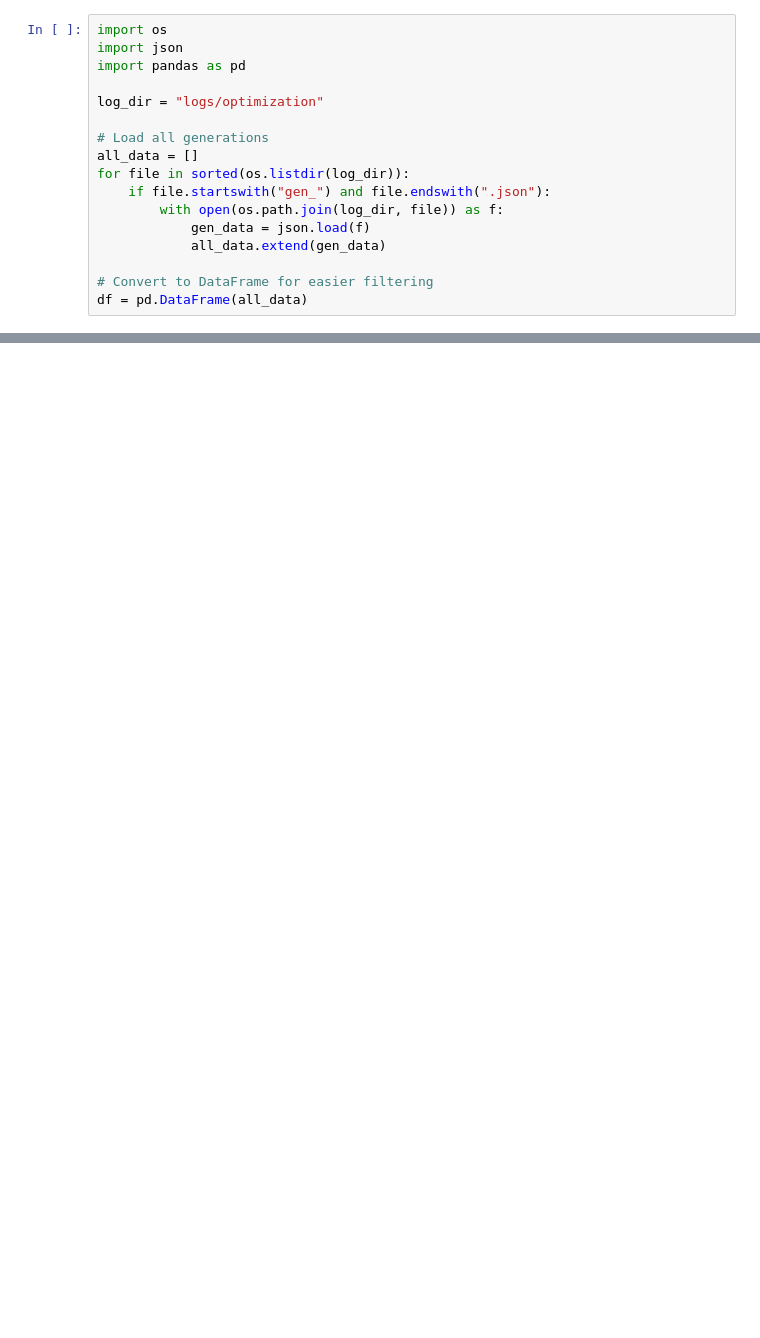
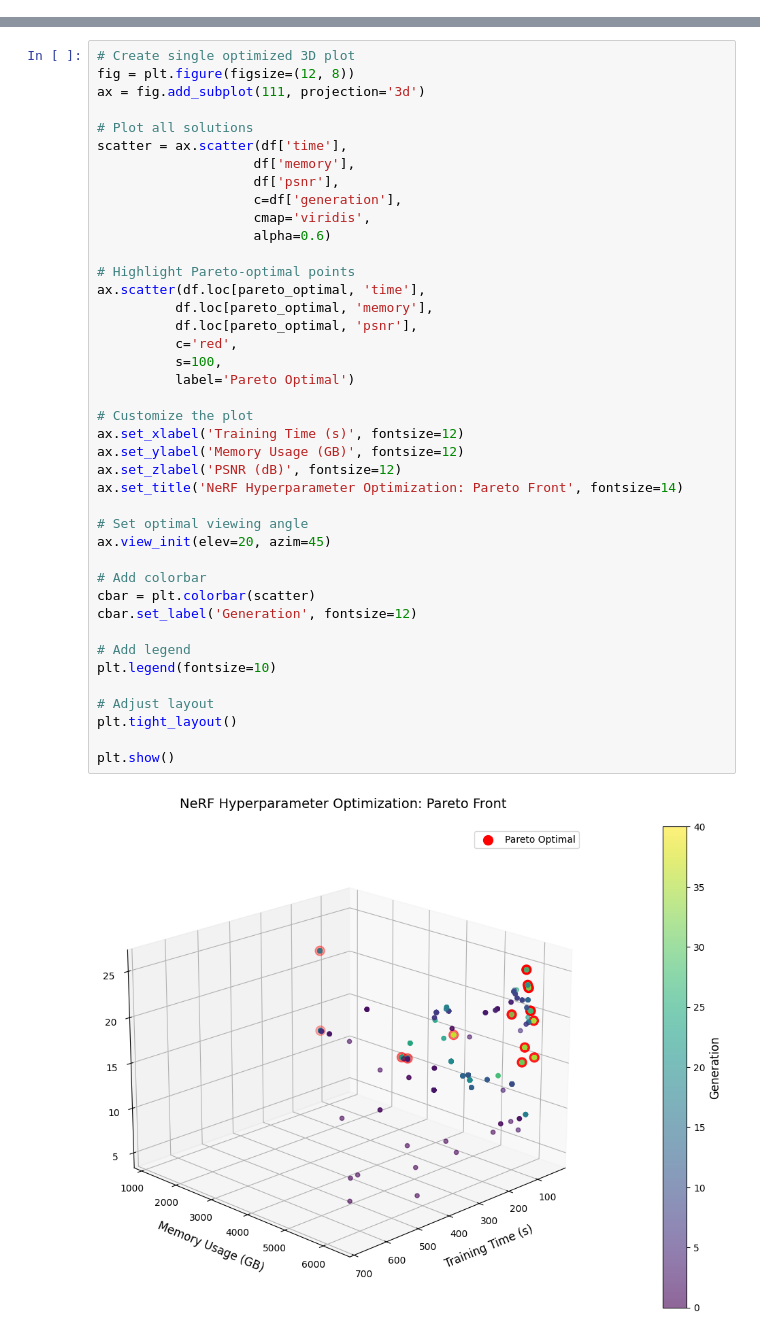
Before and after one commit to ehh67855/Nerf-hypopt, a Jupyter notebook: evaluate_results.ipynb, the cells around one changed output, grey strips where cells are left out. Saved outputs shown, nothing was run; the diff lists cells and outputs as text; blank space fills up the shorter version.

```diff
--- a/evaluate_results.ipynb
+++ b/evaluate_results.ipynb
@@ -95,17 +0,0 @@
-# %%
-import os
-import json
-import pandas as pd
-
-log_dir = "logs/optimization"
-
-# Load all generations
-all_data = []
-for file in sorted(os.listdir(log_dir)):
-    if file.startswith("gen_") and file.endswith(".json"):
-        with open(os.path.join(log_dir, file)) as f:
-            gen_data = json.load(f)
-            all_data.extend(gen_data)
-
-# Convert to DataFrame for easier filtering
-df = pd.DataFrame(all_data)
@@ -111,0 +37,43 @@ df = pd.DataFrame(all_data)
+# %%
+# Create single optimized 3D plot
+fig = plt.figure(figsize=(12, 8))
+ax = fig.add_subplot(111, projection='3d')
+
+# Plot all solutions
+scatter = ax.scatter(df['time'],
+                    df['memory'],
+                    df['psnr'],
+                    c=df['generation'],
+                    cmap='viridis',
+                    alpha=0.6)
+
+# Highlight Pareto-optimal points
+ax.scatter(df.loc[pareto_optimal, 'time'],
+          df.loc[pareto_optimal, 'memory'],
+          df.loc[pareto_optimal, 'psnr'],
+          c='red',
+          s=100,
+          label='Pareto Optimal')
+
+# Customize the plot
+ax.set_xlabel('Training Time (s)', fontsize=12)
+ax.set_ylabel('Memory Usage (GB)', fontsize=12)
+ax.set_zlabel('PSNR (dB)', fontsize=12)
+ax.set_title('NeRF Hyperparameter Optimization: Pareto Front', fontsize=14)
+
+# Set optimal viewing angle
+ax.view_init(elev=20, azim=45)
+
+# Add colorbar
+cbar = plt.colorbar(scatter)
+cbar.set_label('Generation', fontsize=12)
+
+# Add legend
+plt.legend(fontsize=10)
+
+# Adjust layout
+plt.tight_layout()
+
+plt.show()
+# %% [output]
+[figure, added]
```
Also changed, not shown: parts of 2 cells of this notebook, 31 other files.
